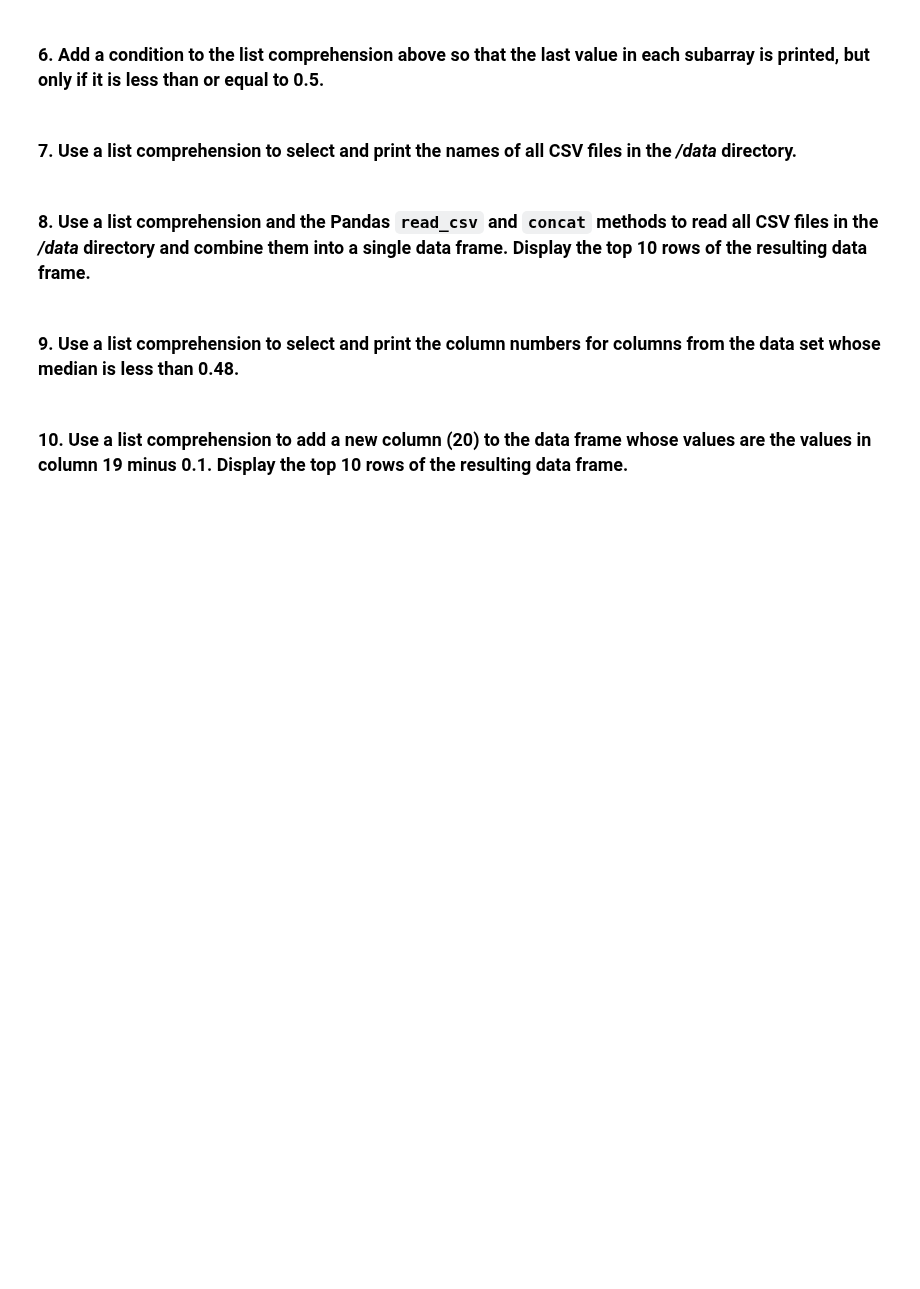
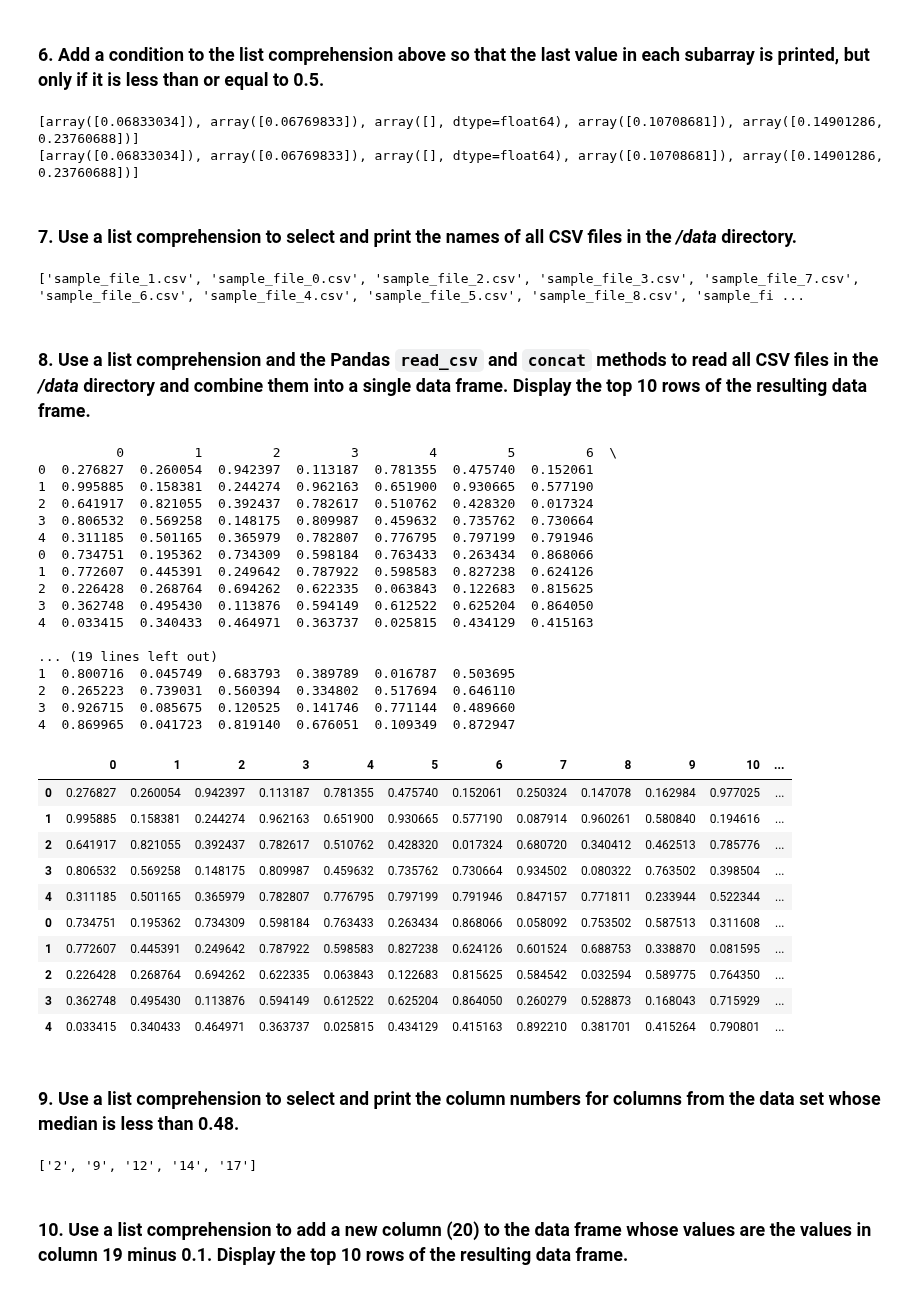
Before and after one commit to ta-data-lis/lab-list-comprehensions, a Jupyter notebook: your-code/main.ipynb, the cells around one changed output. Cells and saved outputs as stored; diff of their text form; code cells hidden in the pictures; blank space fills up the shorter version.

```diff
--- a/your-code/main.ipynb
+++ b/your-code/main.ipynb
@@ -45,10 +77,76 @@ b = np.array([[[0.55867166, 0.06210792, 0.08147297],
 # %% [markdown]
 ### 6. Add a condition to the list comprehension above so that the last value in each subarray is printed, but only if it is less than or equal to 0.5.
+# %%
+#my own solution to the problem:
+# list5 = [[[e for e in r if e <= 0.5] for r in s] for s in b]
+# print(list5)
+# for i in list5:
+#     print((i[-1]))
+#can you help me combining the last for loop to print the last element only, please?
+
+
+StackOverflow_ansver1 = [[r[r<=0.5] for r in s][-1] for s in b]
+print(StackOverflow_ansver1)
+
+StackOverflow_ansver2 = [r[r<=0.5] for r in b[:,-1,:]]
+print(StackOverflow_ansver2)
+
+
+# https://stackoverflow.com/questions/64414651/how-to-print-the-last-value-of-each-subarray-numpy/64415825#64415825
+#to be honest, I still don't get how he got to this or at least I don't get why his solution is printing out arrays. I would appreciate an explanation here
+# %% [output]
+[array([0.06833034]), array([0.06769833]), array([], dtype=float64), array([0.10708681]), array([0.14901286, 0.23760688])]
+[array([0.06833034]), array([0.06769833]), array([], dtype=float64), array([0.10708681]), array([0.14901286, 0.23760688])]
 # %% [markdown]
 ### 7. Use a list comprehension to select and print the names of all CSV files in the */data* directory.
+# %%
+file_list = [f for f in os.listdir('/Users/Kakurebono/Documents/GitHub/lab-list-comprehensions/data') if f.endswith('.csv')]
+print(file_list)
+# %% [output]
+['sample_file_1.csv', 'sample_file_0.csv', 'sample_file_2.csv', 'sample_file_3.csv', 'sample_file_7.csv', 'sample_file_6.csv', 'sample_file_4.csv', 'sample_file_5.csv', 'sample_file_8.csv', 'sample_fi ...
 # %% [markdown]
 ### 8. Use a list comprehension and the Pandas `read_csv` and `concat` methods to read all CSV files in the */data* directory and combine them into a single data frame. Display the top 10 rows of the resulting data frame.
+# %%
+data_sets = [pd.read_csv(os.path.join('/Users/Kakurebono/Documents/GitHub/lab-list-comprehensions/data', f)) for f in file_list]
+data = pd.concat(data_sets, axis=0)
+limitedData = data[:10]
+print(limitedData)
+data.head(10)
+# %% [output]
+          0         1         2         3         4         5         6  \
+0  0.276827  0.260054  0.942397  0.113187  0.781355  0.475740  0.152061
+1  0.995885  0.158381  0.244274  0.962163  0.651900  0.930665  0.577190
+2  0.641917  0.821055  0.392437  0.782617  0.510762  0.428320  0.017324
+3  0.806532  0.569258  0.148175  0.809987  0.459632  0.735762  0.730664
+4  0.311185  0.501165  0.365979  0.782807  0.776795  0.797199  0.791946
+0  0.734751  0.195362  0.734309  0.598184  0.763433  0.263434  0.868066
+1  0.772607  0.445391  0.249642  0.787922  0.598583  0.827238  0.624126
+2  0.226428  0.268764  0.694262  0.622335  0.063843  0.122683  0.815625
+3  0.362748  0.495430  0.113876  0.594149  0.612522  0.625204  0.864050
+4  0.033415  0.340433  0.464971  0.363737  0.025815  0.434129  0.415163
+
+... (19 lines left out)
+1  0.800716  0.045749  0.683793  0.389789  0.016787  0.503695
+2  0.265223  0.739031  0.560394  0.334802  0.517694  0.646110
+3  0.926715  0.085675  0.120525  0.141746  0.771144  0.489660
+4  0.869965  0.041723  0.819140  0.676051  0.109349  0.872947
+|  | 0 | 1 | 2 | 3 | 4 | 5 | 6 | 7 | 8 | 9 | 10 | ... |
+| 0 | 0.276827 | 0.260054 | 0.942397 | 0.113187 | 0.781355 | 0.475740 | 0.152061 | 0.250324 | 0.147078 | 0.162984 | 0.977025 | ... |
+| 1 | 0.995885 | 0.158381 | 0.244274 | 0.962163 | 0.651900 | 0.930665 | 0.577190 | 0.087914 | 0.960261 | 0.580840 | 0.194616 | ... |
+| 2 | 0.641917 | 0.821055 | 0.392437 | 0.782617 | 0.510762 | 0.428320 | 0.017324 | 0.680720 | 0.340412 | 0.462513 | 0.785776 | ... |
+| 3 | 0.806532 | 0.569258 | 0.148175 | 0.809987 | 0.459632 | 0.735762 | 0.730664 | 0.934502 | 0.080322 | 0.763502 | 0.398504 | ... |
+| 4 | 0.311185 | 0.501165 | 0.365979 | 0.782807 | 0.776795 | 0.797199 | 0.791946 | 0.847157 | 0.771811 | 0.233944 | 0.522344 | ... |
+| 0 | 0.734751 | 0.195362 | 0.734309 | 0.598184 | 0.763433 | 0.263434 | 0.868066 | 0.058092 | 0.753502 | 0.587513 | 0.311608 | ... |
+| 1 | 0.772607 | 0.445391 | 0.249642 | 0.787922 | 0.598583 | 0.827238 | 0.624126 | 0.601524 | 0.688753 | 0.338870 | 0.081595 | ... |
+| 2 | 0.226428 | 0.268764 | 0.694262 | 0.622335 | 0.063843 | 0.122683 | 0.815625 | 0.584542 | 0.032594 | 0.589775 | 0.764350 | ... |
+| 3 | 0.362748 | 0.495430 | 0.113876 | 0.594149 | 0.612522 | 0.625204 | 0.864050 | 0.260279 | 0.528873 | 0.168043 | 0.715929 | ... |
+| 4 | 0.033415 | 0.340433 | 0.464971 | 0.363737 | 0.025815 | 0.434129 | 0.415163 | 0.892210 | 0.381701 | 0.415264 | 0.790801 | ... |
 # %% [markdown]
 ### 9. Use a list comprehension to select and print the column numbers for columns from the data set whose median is less than 0.48.
+# %%
+selected_columns = [col for col in limitedData._get_numeric_data() if data[col].median() < 0.48]
+print(selected_columns)
+# %% [output]
+['2', '9', '12', '14', '17']
 # %% [markdown]
 ### 10. Use a list comprehension to add a new column (20) to the data frame whose values are the values in column 19 minus 0.1. Display the top 10 rows of the resulting data frame.
```
Also changed, not shown: parts of 7 cells of this notebook, 1 other file.
